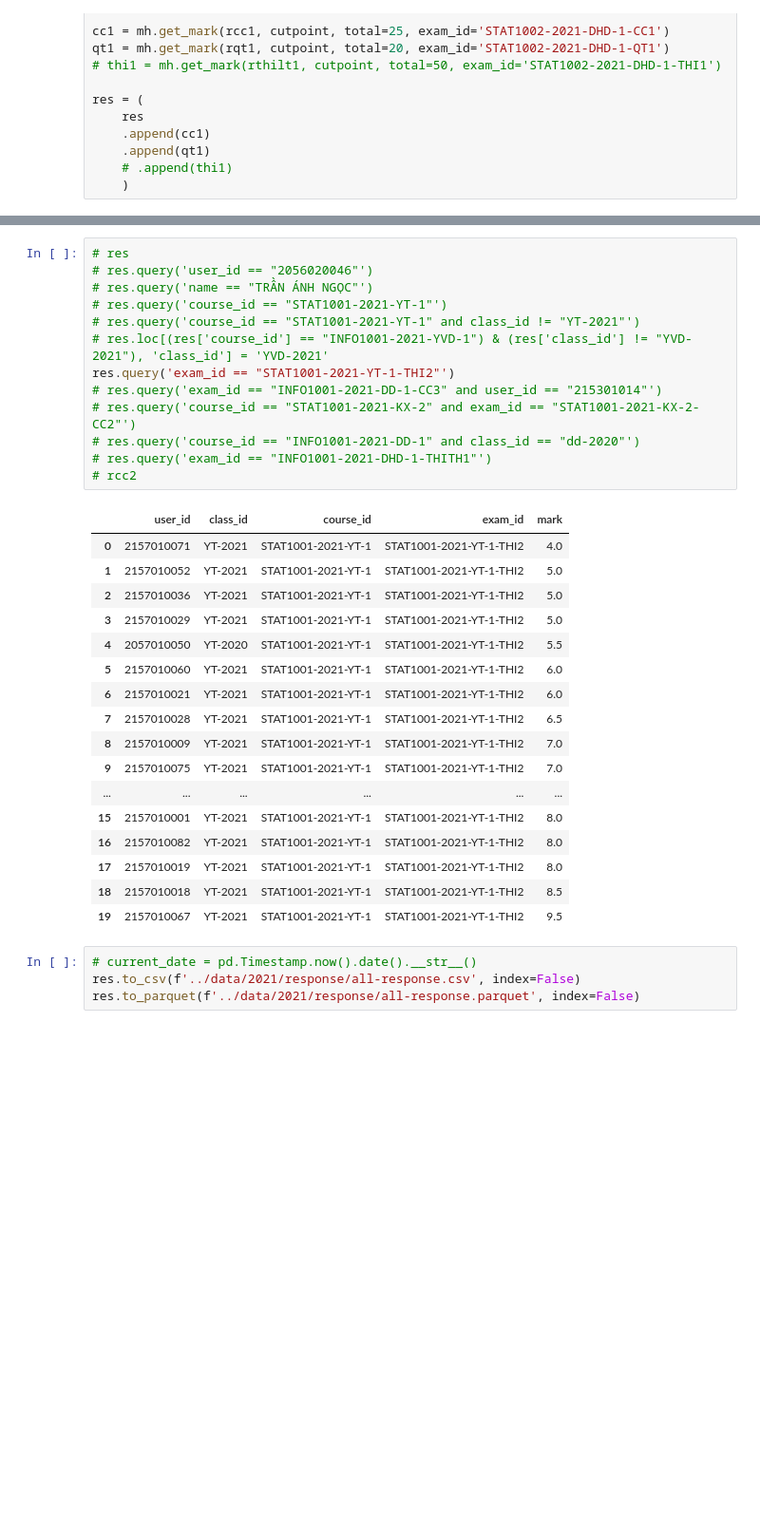
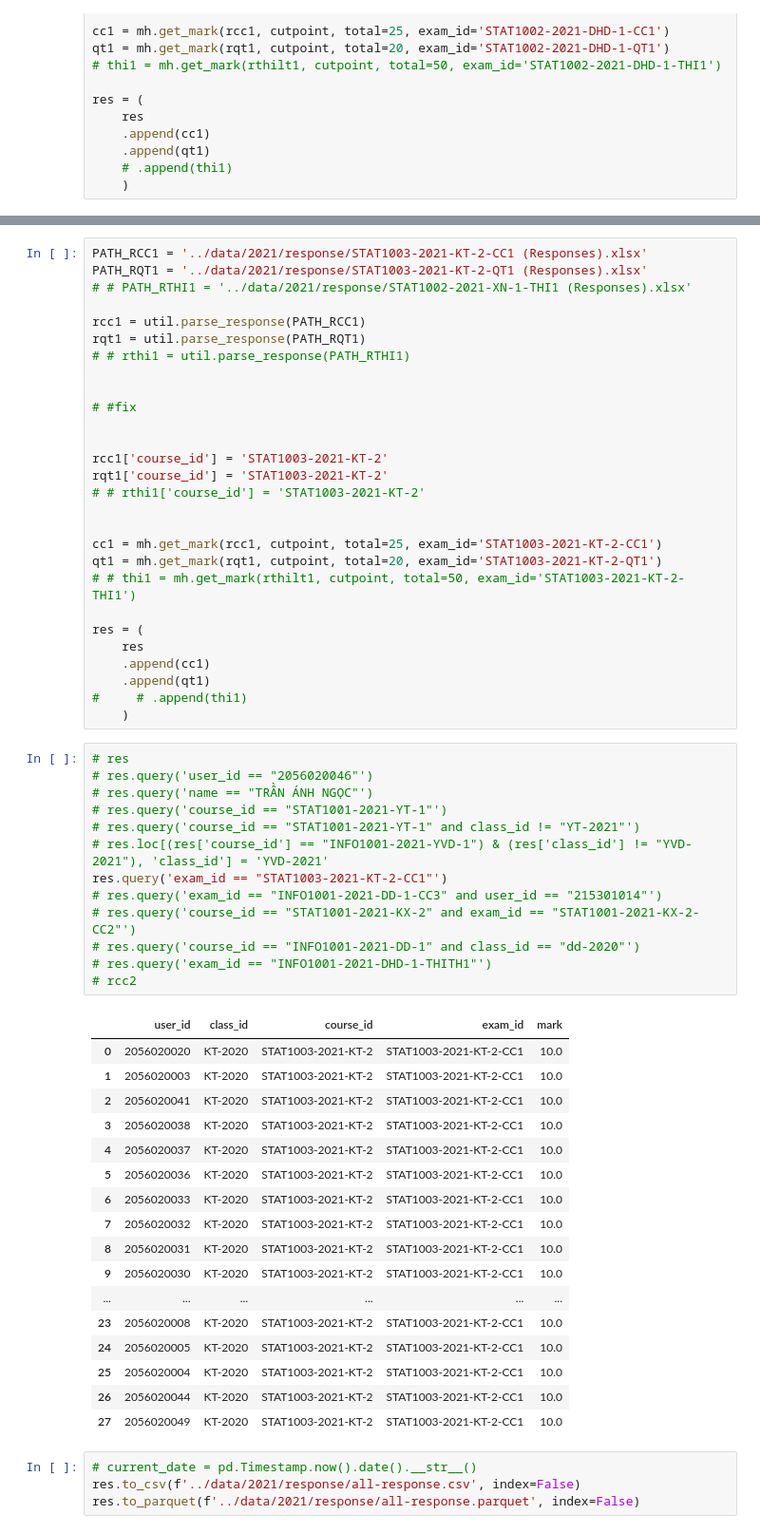
Before and after one commit to pham-k/xu-ly-diem, a Jupyter notebook: notebook/all_res.ipynb, the cells around one changed output, grey strips where cells are left out. Shown: that part at 95% size. Saved outputs shown, nothing was run; the diff lists cells and outputs as text; blank space fills up the shorter version.

Commit message:
Add STAT1002-2021-XN-1, STAT1003-2021-KT-2

```diff
--- a/notebook/all_res.ipynb
+++ b/notebook/all_res.ipynb
@@ -866,34 +866,62 @@ res = (
+# %%
+PATH_RCC1 = '../data/2021/response/STAT1003-2021-KT-2-CC1 (Responses).xlsx'
+PATH_RQT1 = '../data/2021/response/STAT1003-2021-KT-2-QT1 (Responses).xlsx'
+# # PATH_RTHI1 = '../data/2021/response/STAT1002-2021-XN-1-THI1 (Responses).xlsx'
+
+rcc1 = util.parse_response(PATH_RCC1)
+rqt1 = util.parse_response(PATH_RQT1)
+# # rthi1 = util.parse_response(PATH_RTHI1)
+
+
+# #fix
+
+
+rcc1['course_id'] = 'STAT1003-2021-KT-2'
+rqt1['course_id'] = 'STAT1003-2021-KT-2'
+# # rthi1['course_id'] = 'STAT1003-2021-KT-2'
+
+
+cc1 = mh.get_mark(rcc1, cutpoint, total=25, exam_id='STAT1003-2021-KT-2-CC1')
+qt1 = mh.get_mark(rqt1, cutpoint, total=20, exam_id='STAT1003-2021-KT-2-QT1')
+# # thi1 = mh.get_mark(rthilt1, cutpoint, total=50, exam_id='STAT1003-2021-KT-2-THI1')
+
+res = (
+    res
+    .append(cc1)
+    .append(qt1)
+#     # .append(thi1)
+    )
 # %%
 # res
 # res.query('user_id == "2056020046"')
 # res.query('name == "TRẦN ÁNH NGỌC"')
 # res.query('course_id == "STAT1001-2021-YT-1"')
 # res.query('course_id == "STAT1001-2021-YT-1" and class_id != "YT-2021"')
 # res.loc[(res['course_id'] == "INFO1001-2021-YVD-1") & (res['class_id'] != "YVD-2021"), 'class_id'] = 'YVD-2021'
-res.query('exam_id == "STAT1001-2021-YT-1-THI2"')
+res.query('exam_id == "STAT1003-2021-KT-2-CC1"')
 # res.query('exam_id == "INFO1001-2021-DD-1-CC3" and user_id == "215301014"')
 # res.query('course_id == "STAT1001-2021-KX-2" and exam_id == "STAT1001-2021-KX-2-CC2"')
 # res.query('course_id == "INFO1001-2021-DD-1" and class_id == "dd-2020"')
 # res.query('exam_id == "INFO1001-2021-DHD-1-THITH1"')
 # rcc2
 # %% [output]
 |  | user_id | class_id | course_id | exam_id | mark |
-| 0 | 2157010071 | YT-2021 | STAT1001-2021-YT-1 | STAT1001-2021-YT-1-THI2 | 4.0 |
-| 1 | 2157010052 | YT-2021 | STAT1001-2021-YT-1 | STAT1001-2021-YT-1-THI2 | 5.0 |
-| 2 | 2157010036 | YT-2021 | STAT1001-2021-YT-1 | STAT1001-2021-YT-1-THI2 | 5.0 |
-| 3 | 2157010029 | YT-2021 | STAT1001-2021-YT-1 | STAT1001-2021-YT-1-THI2 | 5.0 |
-| 4 | 2057010050 | YT-2020 | STAT1001-2021-YT-1 | STAT1001-2021-YT-1-THI2 | 5.5 |
-| 5 | 2157010060 | YT-2021 | STAT1001-2021-YT-1 | STAT1001-2021-YT-1-THI2 | 6.0 |
-| 6 | 2157010021 | YT-2021 | STAT1001-2021-YT-1 | STAT1001-2021-YT-1-THI2 | 6.0 |
-| 7 | 2157010028 | YT-2021 | STAT1001-2021-YT-1 | STAT1001-2021-YT-1-THI2 | 6.5 |
-| 8 | 2157010009 | YT-2021 | STAT1001-2021-YT-1 | STAT1001-2021-YT-1-THI2 | 7.0 |
-| 9 | 2157010075 | YT-2021 | STAT1001-2021-YT-1 | STAT1001-2021-YT-1-THI2 | 7.0 |
+| 0 | 2056020020 | KT-2020 | STAT1003-2021-KT-2 | STAT1003-2021-KT-2-CC1 | 10.0 |
+| 1 | 2056020003 | KT-2020 | STAT1003-2021-KT-2 | STAT1003-2021-KT-2-CC1 | 10.0 |
+| 2 | 2056020041 | KT-2020 | STAT1003-2021-KT-2 | STAT1003-2021-KT-2-CC1 | 10.0 |
+| 3 | 2056020038 | KT-2020 | STAT1003-2021-KT-2 | STAT1003-2021-KT-2-CC1 | 10.0 |
+| 4 | 2056020037 | KT-2020 | STAT1003-2021-KT-2 | STAT1003-2021-KT-2-CC1 | 10.0 |
+| 5 | 2056020036 | KT-2020 | STAT1003-2021-KT-2 | STAT1003-2021-KT-2-CC1 | 10.0 |
+| 6 | 2056020033 | KT-2020 | STAT1003-2021-KT-2 | STAT1003-2021-KT-2-CC1 | 10.0 |
+| 7 | 2056020032 | KT-2020 | STAT1003-2021-KT-2 | STAT1003-2021-KT-2-CC1 | 10.0 |
+| 8 | 2056020031 | KT-2020 | STAT1003-2021-KT-2 | STAT1003-2021-KT-2-CC1 | 10.0 |
+| 9 | 2056020030 | KT-2020 | STAT1003-2021-KT-2 | STAT1003-2021-KT-2-CC1 | 10.0 |
 | ... | ... | ... | ... | ... | ... |
-| 15 | 2157010001 | YT-2021 | STAT1001-2021-YT-1 | STAT1001-2021-YT-1-THI2 | 8.0 |
-| 16 | 2157010082 | YT-2021 | STAT1001-2021-YT-1 | STAT1001-2021-YT-1-THI2 | 8.0 |
-| 17 | 2157010019 | YT-2021 | STAT1001-2021-YT-1 | STAT1001-2021-YT-1-THI2 | 8.0 |
-| 18 | 2157010018 | YT-2021 | STAT1001-2021-YT-1 | STAT1001-2021-YT-1-THI2 | 8.5 |
-| 19 | 2157010067 | YT-2021 | STAT1001-2021-YT-1 | STAT1001-2021-YT-1-THI2 | 9.5 |
+| 23 | 2056020008 | KT-2020 | STAT1003-2021-KT-2 | STAT1003-2021-KT-2-CC1 | 10.0 |
+| 24 | 2056020005 | KT-2020 | STAT1003-2021-KT-2 | STAT1003-2021-KT-2-CC1 | 10.0 |
+| 25 | 2056020004 | KT-2020 | STAT1003-2021-KT-2 | STAT1003-2021-KT-2-CC1 | 10.0 |
+| 26 | 2056020044 | KT-2020 | STAT1003-2021-KT-2 | STAT1003-2021-KT-2-CC1 | 10.0 |
+| 27 | 2056020049 | KT-2020 | STAT1003-2021-KT-2 | STAT1003-2021-KT-2-CC1 | 10.0 |
 # %%
 # current_date = pd.Timestamp.now().date().__str__()
 res.to_csv(f'../data/2021/response/all-response.csv', index=False)
```
Also changed, not shown: parts of 1 cell of this notebook, 2 other files.
